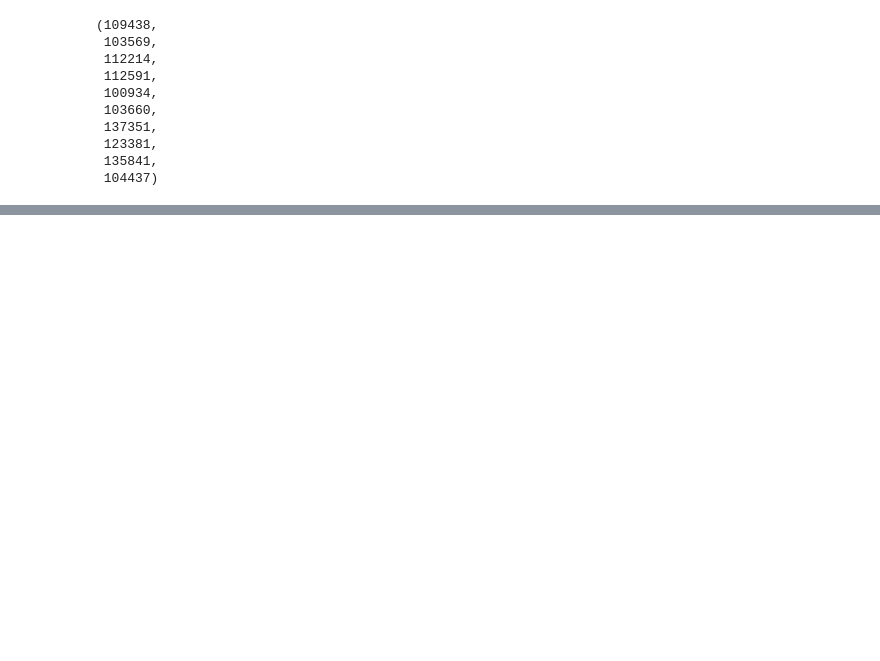
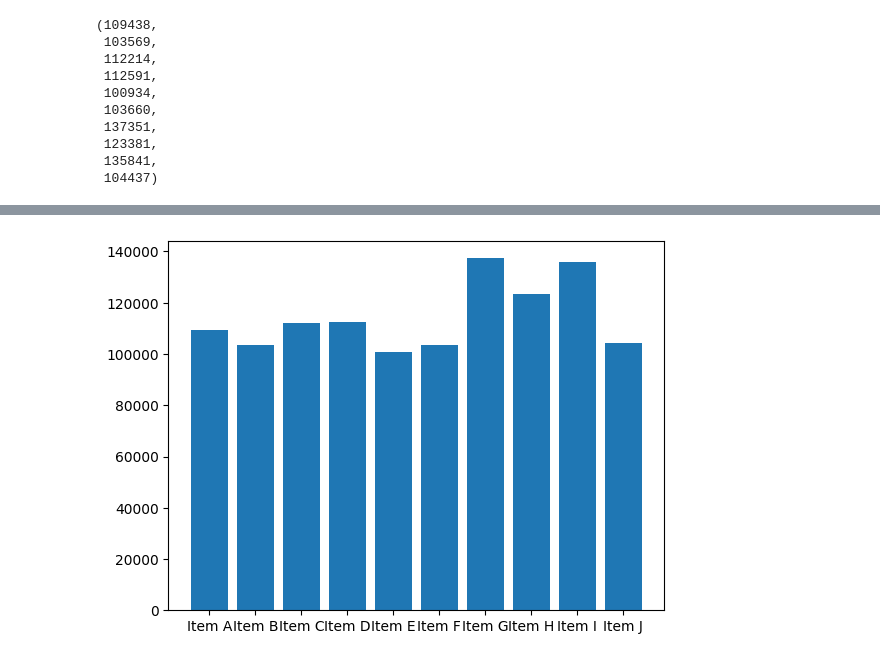
Before and after one commit to LatiefDataVisionary/matplotlib-with-indonesia-belajar, a Jupyter notebook: Matplotlib_16_|_Alur_Hidup_Plot_|_Plot_Lifecycle.ipynb, the cells around one changed output, grey strips where cells are left out. Drawn from its saved outputs; the diff is of its cells as text; code cells hidden in the pictures; blank space fills up the shorter version.

```diff
--- a/Matplotlib_16_|_Alur_Hidup_Plot_|_Plot_Lifecycle.ipynb
+++ b/Matplotlib_16_|_Alur_Hidup_Plot_|_Plot_Lifecycle.ipynb
@@ -71,0 +90,8 @@ count
+# %%
+fig, ax = plt.subplots()
+
+ax.bar(items, count)
+
+plt.show()
+# %% [output]
+[figure, added]
```
Also changed, not shown: parts of 5 cells of this notebook.
